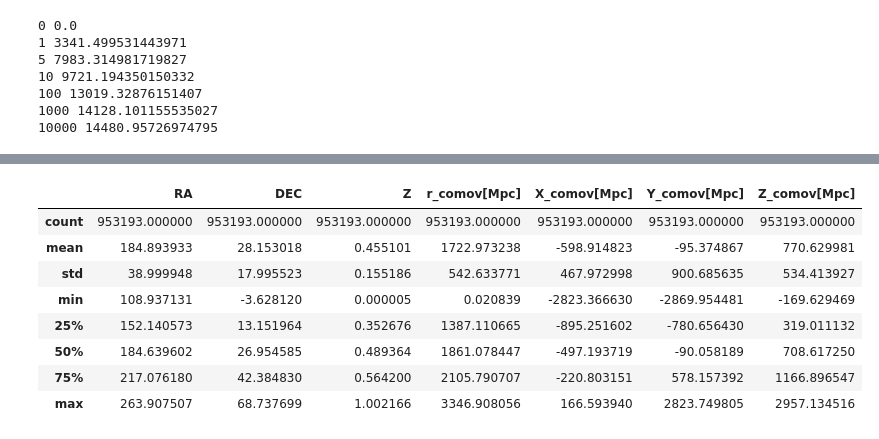
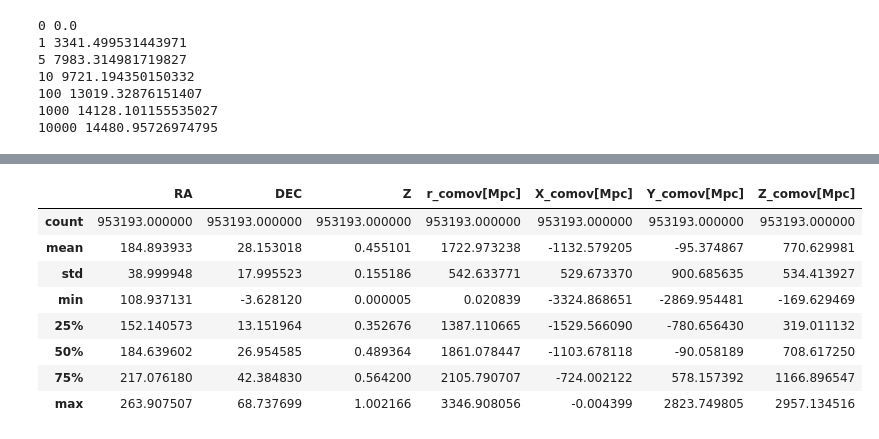
Before and after one commit to awaismirza92/velocity-reconstruction-and-kinetic-SZ, a Jupyter notebook: codes_for_SDSS/SDSS_galaxies_visualization.ipynb, the cells around one changed output, grey strips where cells are left out. Saved outputs shown, nothing was run; the diff lists cells and outputs as text; code cells hidden in the pictures.

```diff
--- a/codes_for_SDSS/SDSS_galaxies_visualization.ipynb
+++ b/codes_for_SDSS/SDSS_galaxies_visualization.ipynb
@@ -100,5 +90,5 @@ for z in [0, 1, 5, 10, 100, 1000, 10000]:
 1000 14128.101155535027
 10000 14480.95726974795
 # %%
-# %%time
-# df_north_pos_z.insert(3, 'r_comov[Mpc]', df_north_pos_z['Z'].apply(comov_dist_func))
+%%time
+df_north_pos_z.insert(3, 'r_comov[Mpc]', df_north_pos_z['Z'].apply(comov_dist_func))
@@ -108,7 +101,7 @@ df_north_pos_z = df_north_pos_z.drop(columns=['X_comov[Mpc]', 'Y_comov[Mpc]', 'Z
 df_north_pos_z.insert(4, 'X_comov[Mpc]',
                       df_north_pos_z['r_comov[Mpc]'] *
                       np.cos(np.deg2rad(df_north_pos_z['RA'])) *
-                      np.sin(np.deg2rad(df_north_pos_z['DEC'])))
+                      np.cos(np.deg2rad(df_north_pos_z['DEC'])))
 
 df_north_pos_z.insert(5, 'Y_comov[Mpc]',
                       df_north_pos_z['r_comov[Mpc]'] *
@@ -126,10 +119,10 @@ df_north_pos_z[['RA', 'DEC', 'Z', 'r_comov[Mpc]', 'X_comov[Mpc]', 'Y_comov[Mpc]'
 |  | RA | DEC | Z | r_comov[Mpc] | X_comov[Mpc] | Y_comov[Mpc] | Z_comov[Mpc] |
 | count | 953193.000000 | 953193.000000 | 953193.000000 | 953193.000000 | 953193.000000 | 953193.000000 | 953193.000000 |
-| mean | 184.893933 | 28.153018 | 0.455101 | 1722.973238 | -598.914823 | -95.374867 | 770.629981 |
-| std | 38.999948 | 17.995523 | 0.155186 | 542.633771 | 467.972998 | 900.685635 | 534.413927 |
-| min | 108.937131 | -3.628120 | 0.000005 | 0.020839 | -2823.366630 | -2869.954481 | -169.629469 |
-| 25% | 152.140573 | 13.151964 | 0.352676 | 1387.110665 | -895.251602 | -780.656430 | 319.011132 |
-| 50% | 184.639602 | 26.954585 | 0.489364 | 1861.078447 | -497.193719 | -90.058189 | 708.617250 |
-| 75% | 217.076180 | 42.384830 | 0.564200 | 2105.790707 | -220.803151 | 578.157392 | 1166.896547 |
-| max | 263.907507 | 68.737699 | 1.002166 | 3346.908056 | 166.593940 | 2823.749805 | 2957.134516 |
+| mean | 184.893933 | 28.153018 | 0.455101 | 1722.973238 | -1132.579205 | -95.374867 | 770.629981 |
+| std | 38.999948 | 17.995523 | 0.155186 | 542.633771 | 529.673370 | 900.685635 | 534.413927 |
+| min | 108.937131 | -3.628120 | 0.000005 | 0.020839 | -3324.868651 | -2869.954481 | -169.629469 |
+| 25% | 152.140573 | 13.151964 | 0.352676 | 1387.110665 | -1529.566090 | -780.656430 | 319.011132 |
+| 50% | 184.639602 | 26.954585 | 0.489364 | 1861.078447 | -1103.678118 | -90.058189 | 708.617250 |
+| 75% | 217.076180 | 42.384830 | 0.564200 | 2105.790707 | -724.002122 | 578.157392 | 1166.896547 |
+| max | 263.907507 | 68.737699 | 1.002166 | 3346.908056 | -0.004399 | 2823.749805 | 2957.134516 |
 # %%
```
Also changed, not shown: parts of 20 cells of this notebook.
